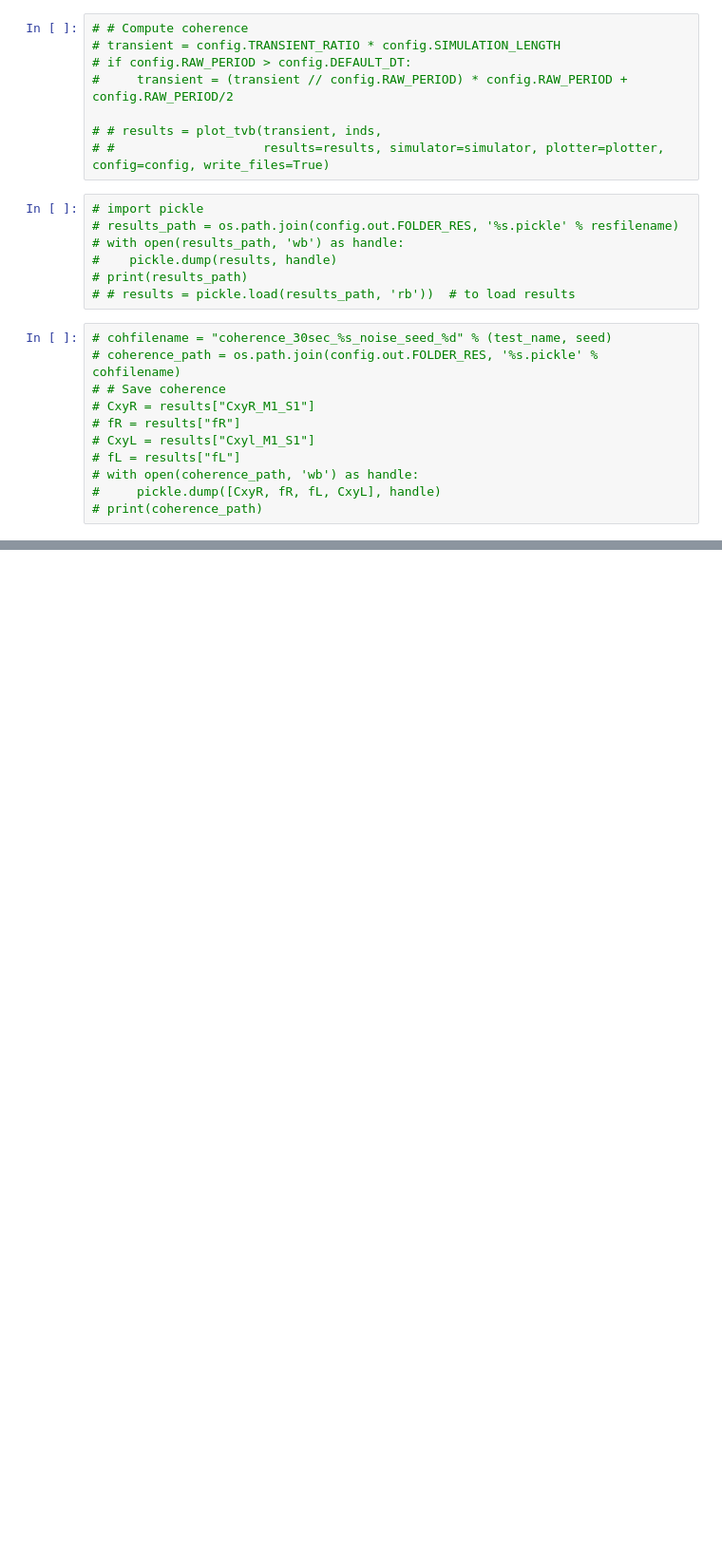
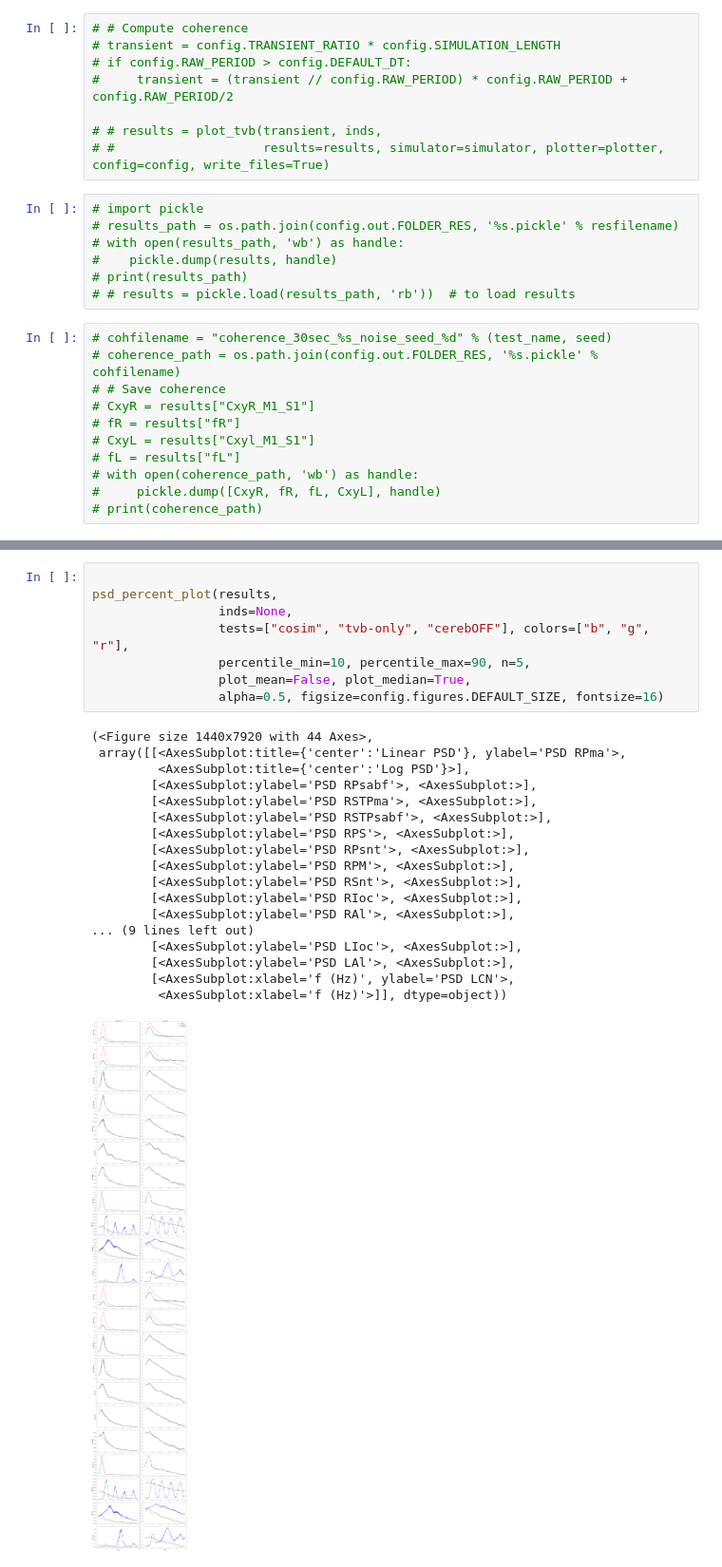
Before and after one commit to virtual-twin/tvb-multiscale-rising-net, a Jupyter notebook: rising_net/working_files/cosim_run_plot.ipynb, the cells around one changed output, grey strips where cells are left out. Shown at 95% size. Saved outputs shown, nothing was run; the diff lists cells and outputs as text; blank space fills up the shorter version.

Commit message:
Ongoing work on cosim_run_plot.ipynb

```diff
--- a/rising_net/working_files/cosim_run_plot.ipynb
+++ b/rising_net/working_files/cosim_run_plot.ipynb
@@ -283,0 +277,27 @@ ij
+# %%
+
+psd_percent_plot(results,
+                 inds=None,
+                 tests=["cosim", "tvb-only", "cerebOFF"], colors=["b", "g", "r"],
+                 percentile_min=10, percentile_max=90, n=5,
+                 plot_mean=False, plot_median=True,
+                 alpha=0.5, figsize=config.figures.DEFAULT_SIZE, fontsize=16)
+# %% [output]
+(<Figure size 1440x7920 with 44 Axes>,
+ array([[<AxesSubplot:title={'center':'Linear PSD'}, ylabel='PSD RPma'>,
+         <AxesSubplot:title={'center':'Log PSD'}>],
+        [<AxesSubplot:ylabel='PSD RPsabf'>, <AxesSubplot:>],
+        [<AxesSubplot:ylabel='PSD RSTPma'>, <AxesSubplot:>],
+        [<AxesSubplot:ylabel='PSD RSTPsabf'>, <AxesSubplot:>],
+        [<AxesSubplot:ylabel='PSD RPS'>, <AxesSubplot:>],
+        [<AxesSubplot:ylabel='PSD RPsnt'>, <AxesSubplot:>],
+        [<AxesSubplot:ylabel='PSD RPM'>, <AxesSubplot:>],
+        [<AxesSubplot:ylabel='PSD RSnt'>, <AxesSubplot:>],
+        [<AxesSubplot:ylabel='PSD RIoc'>, <AxesSubplot:>],
+        [<AxesSubplot:ylabel='PSD RAl'>, <AxesSubplot:>],
+... (9 lines left out)
+        [<AxesSubplot:ylabel='PSD LIoc'>, <AxesSubplot:>],
+        [<AxesSubplot:ylabel='PSD LAl'>, <AxesSubplot:>],
+        [<AxesSubplot:xlabel='f (Hz)', ylabel='PSD LCN'>,
+         <AxesSubplot:xlabel='f (Hz)'>]], dtype=object))
+[figure, added]
```
Also changed, not shown: parts of 14 cells of this notebook.
